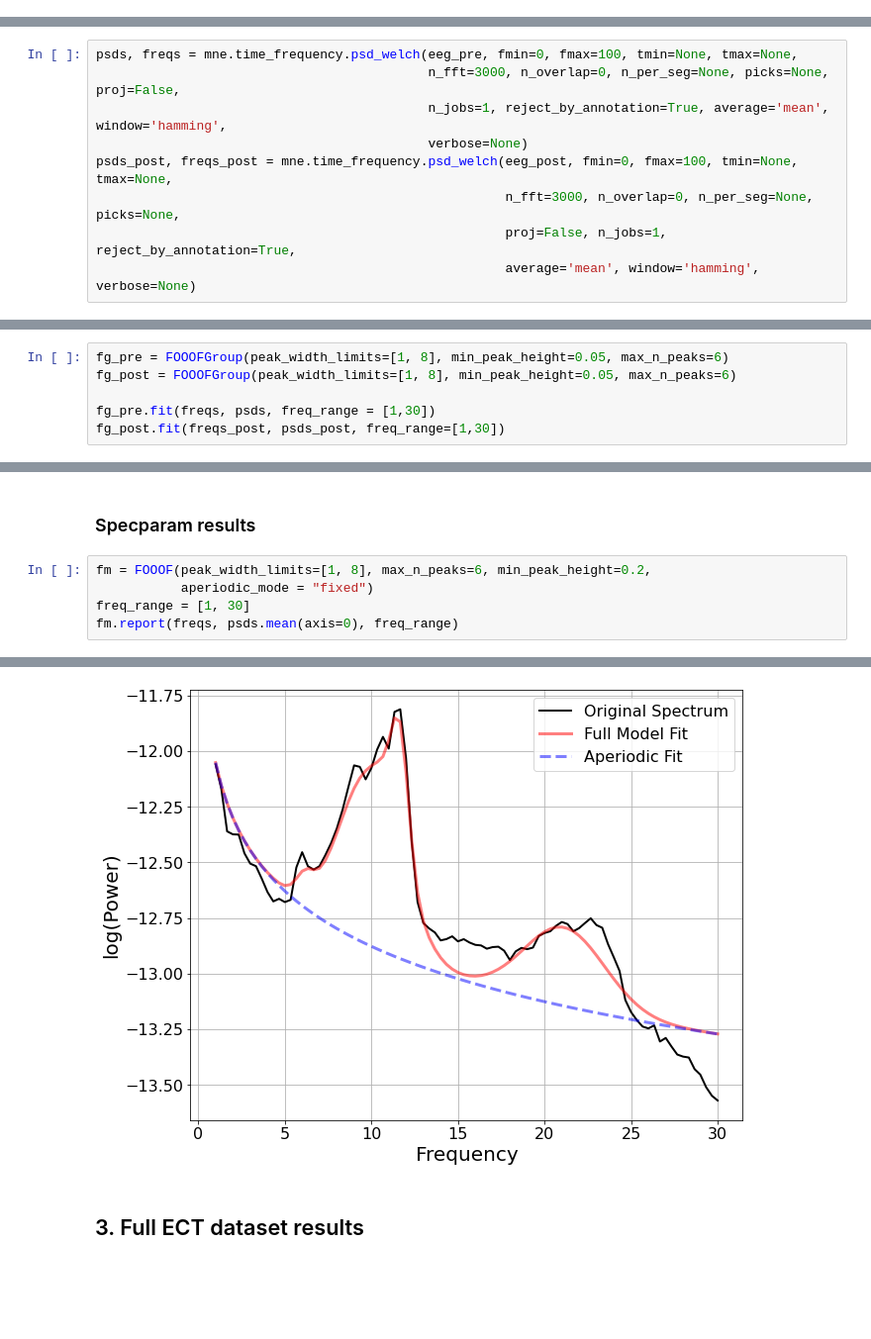
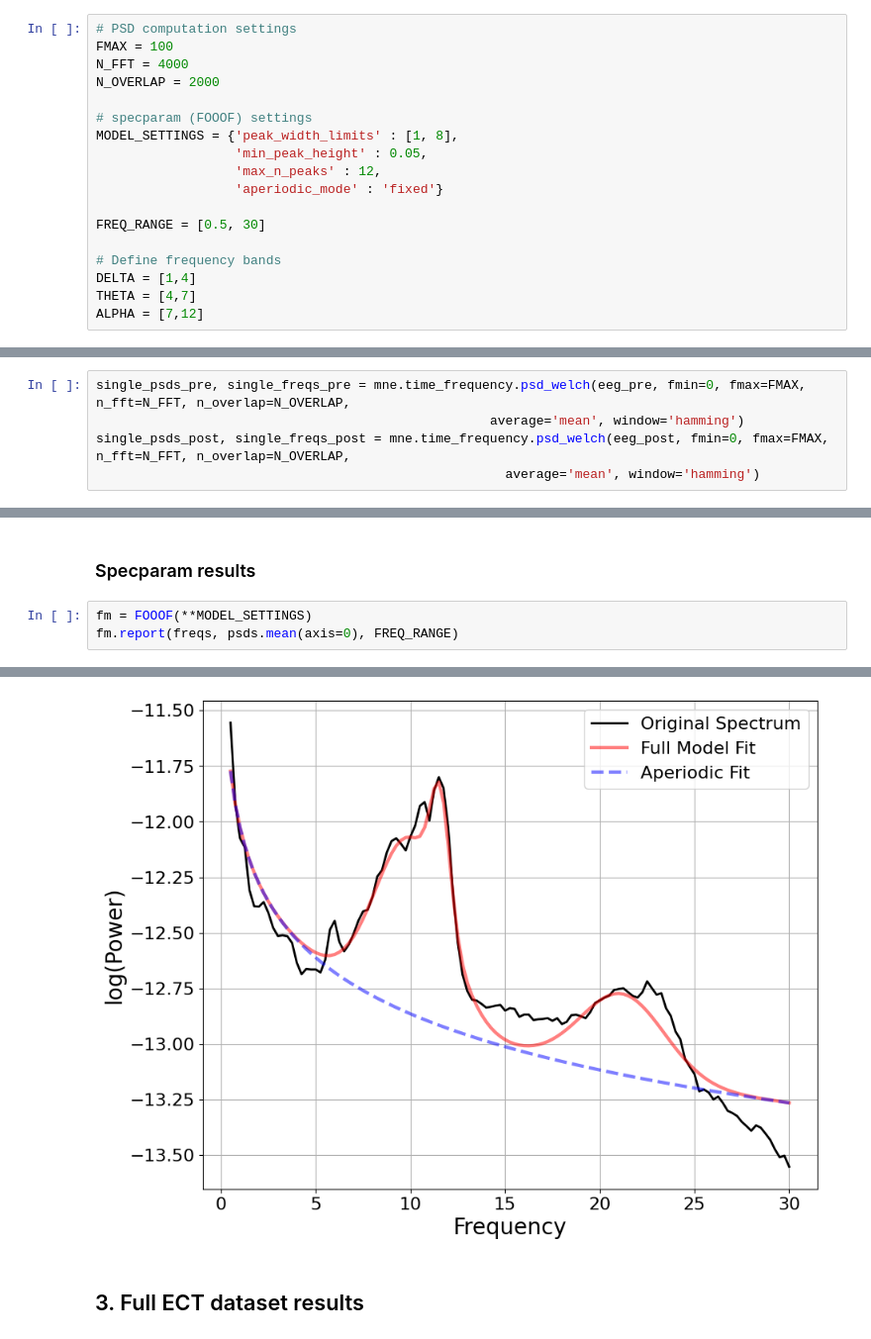
Before and after one commit to voytekresearch/ECT-MST, a Jupyter notebook: 01-MST/01-mst_specparam.ipynb, the cells around one changed output, grey strips where cells are left out. Shown: that part at 99% size. Cells and saved outputs as stored; diff of their text form; blank space fills up the shorter version.

Commit message:
update MST specparam nb

```diff
--- a/01-MST/01-mst_specparam.ipynb
+++ b/01-MST/01-mst_specparam.ipynb
@@ -27,3 +18,21 @@ from fooof.analysis.error import compute_pointwise_error_fm, compute_pointwise_e
+# %%
+# PSD computation settings
+FMAX = 100
+N_FFT = 4000
+N_OVERLAP = 2000
+
+# specparam (FOOOF) settings
+MODEL_SETTINGS = {'peak_width_limits' : [1, 8],
+                  'min_peak_height' : 0.05,
+                  'max_n_peaks' : 12,
+                  'aperiodic_mode' : 'fixed'}
+
+FREQ_RANGE = [0.5, 30]
+
+# Define frequency bands
+DELTA = [1,4]
+THETA = [4,7]
+ALPHA = [7,12]
 # %% [markdown]
 ### Functions
 # %%
@@ -81,12 +89,8 @@ Effective window size : 2.048 (s)
 # %% [markdown]
 ### compute PSDs
 # %%
-psds, freqs = mne.time_frequency.psd_welch(eeg_pre, fmin=0, fmax=100, tmin=None, tmax=None,
-                                           n_fft=3000, n_overlap=0, n_per_seg=None, picks=None, proj=False,
-                                           n_jobs=1, reject_by_annotation=True, average='mean', window='hamming',
-                                           verbose=None)
-psds_post, freqs_post = mne.time_frequency.psd_welch(eeg_post, fmin=0, fmax=100, tmin=None, tmax=None,
-                                                     n_fft=3000, n_overlap=0, n_per_seg=None, picks=None,
-                                                     proj=False, n_jobs=1, reject_by_annotation=True,
-                                                     average='mean', window='hamming', verbose=None)
+single_psds_pre, single_freqs_pre = mne.time_frequency.psd_welch(eeg_pre, fmin=0, fmax=FMAX, n_fft=N_FFT, n_overlap=N_OVERLAP,
+                                                   average='mean', window='hamming')
+single_psds_post, single_freqs_post = mne.time_frequency.psd_welch(eeg_post, fmin=0, fmax=FMAX, n_fft=N_FFT, n_overlap=N_OVERLAP,
+                                                     average='mean', window='hamming')
 # %% [output]
@@ -95,8 +99,2 @@ Effective window size : 3.000 (s)
 # %% [markdown]
 ### SpecParam Group results
-# %%
-fg_pre = FOOOFGroup(peak_width_limits=[1, 8], min_peak_height=0.05, max_n_peaks=6)
-fg_post = FOOOFGroup(peak_width_limits=[1, 8], min_peak_height=0.05, max_n_peaks=6)
-
-fg_pre.fit(freqs, psds, freq_range = [1,30])
-fg_post.fit(freqs_post, psds_post, freq_range=[1,30])
@@ -114,10 +118,8 @@ fg_post.plot()
 # %% [markdown]
 ### Specparam results
 # %%
-fm = FOOOF(peak_width_limits=[1, 8], max_n_peaks=6, min_peak_height=0.2,
-           aperiodic_mode = "fixed")
-freq_range = [1, 30]
-fm.report(freqs, psds.mean(axis=0), freq_range)
+fm = FOOOF(**MODEL_SETTINGS)
+fm.report(freqs, psds.mean(axis=0), FREQ_RANGE)
 # %% [output]
 ==================================================================================================
 
@@ -137,6 +142,6 @@ fm.report(freqs, psds.mean(axis=0), freq_range)
 
 ==================================================================================================
-[figure, old version]
+[figure, new version]
 # %% [markdown]
 ## 3. Full ECT dataset results
 # %%
```
Also changed, not shown: parts of 37 cells of this notebook.
